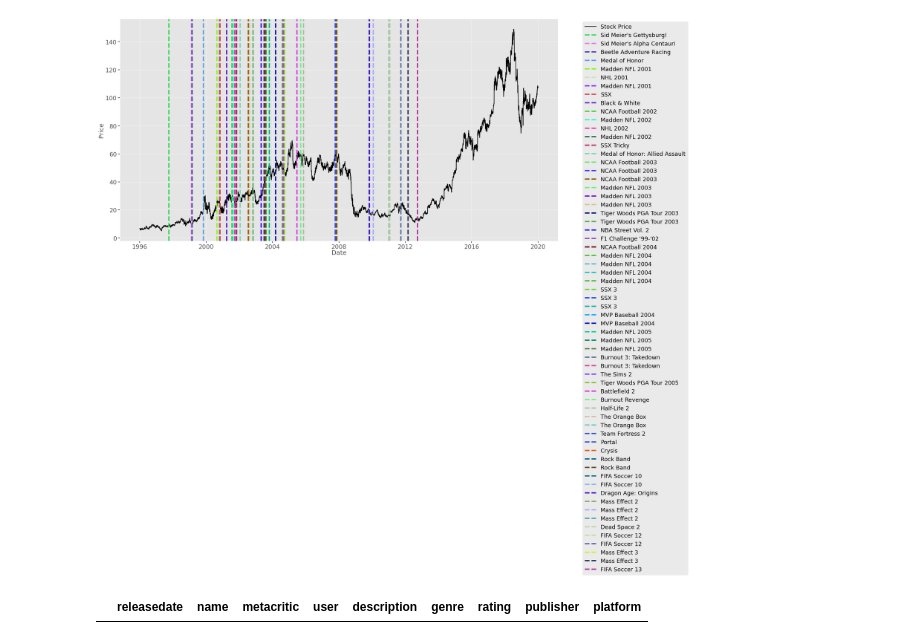
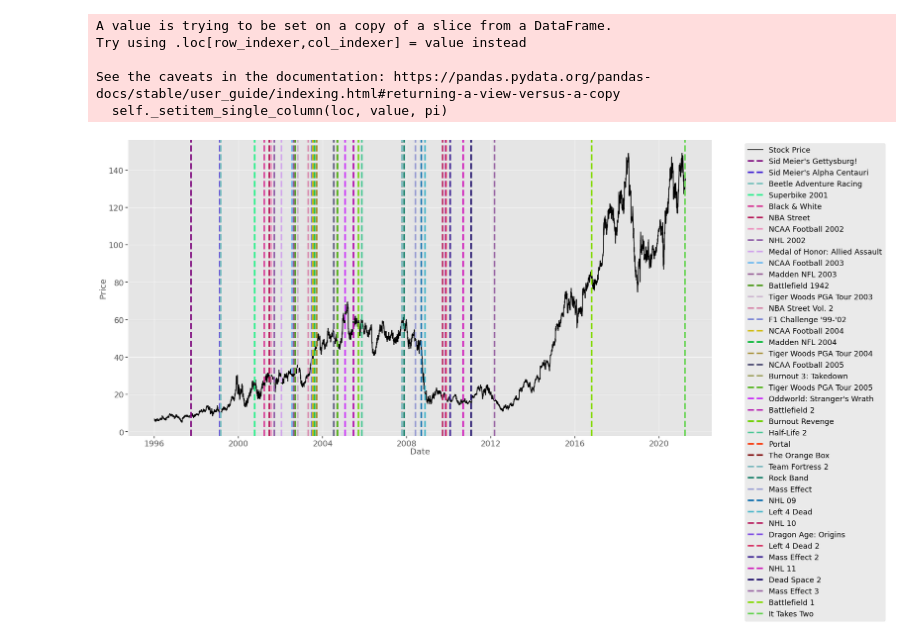
Before and after one commit to FabianKnebel/gamestonk, a Jupyter notebook: Plot_Maske.ipynb, the cells around one changed output. Drawn from its saved outputs; the diff is of its cells as text; code cells hidden in the pictures.

Commit message:
filter df + companies

```diff
--- a/Plot_Maske.ipynb
+++ b/Plot_Maske.ipynb
@@ -22,20 +22,13 @@ params = {'xtick.labelsize': 19,
           'axes.labelsize': 'x-large'}
 plt.rcParams.update(params)
 # %%
-def plot_data(ticker, publisher, start, end, thresh, figsize):
+def plot_data(ticker, start, end, thresh, figsize):
 
     # User pandas_reader.data.DataReader to load the desired data. As simple as that.
     panel_data = data.DataReader(ticker, 'yahoo', start, end)
 
-    # build a df filtered for publisher
-    columns = ["releasedate", "name", "metacritic", "user", "description", "genre", "rating", "publisher", "platform"]
-    publisher_df = pd.DataFrame(None, columns=columns)
-    for index, row in df.iterrows():
-        if any(_x in row["publisher"] for _x in publisher):
-            publisher_df = publisher_df.append(row, ignore_index=True)
-
     # get games above threshold
-    good_games = publisher_df[(publisher_df.metacritic >= thresh)][['releasedate', 'name']]
+    good_games = df[(df.metacritic >= thresh)][['releasedate', 'name']]
     good_games.reset_index(inplace=True)
 
     # define colors
@@ -62,19 +55,23 @@ def plot_data(ticker, publisher, start, end, thresh, figsize):
     ax.tick_params(direction='out', length=4, width=2, which='minor')
     plt.show()
 # %%
-df = read_metacritic_csv_data("metacritic_game_data.csv")
+# df = read_csv_data("metacritic_game_data.csv")
+publisher = ['Electronic Arts', 'EA Games', 'EA Sports']
+platform = None  # ["pc", "nintendo-64", "playstation", "dreamcast", "playstation-2", "xbox", "game-boy-advance", "gamecube", "ds", "psp", "xbox-360", "playstation-3", "wii", "3ds", "playstation-vita", "wii-u", "playstation-4", "xbox-one", "switch", "stadia", playstation-5", "xbox-series-x"]
+df = filter_df(publisher=publisher, platform=platform)
+# %% [output]
+A value is trying to be set on a copy of a slice from a DataFrame.
+Try using .loc[row_indexer,col_indexer] = value instead
+
+See the caveats in the documentation: https://pandas.pydata.org/pandas-docs/stable/user_guide/indexing.html#returning-a-view-versus-a-copy
+  self._setitem_single_column(loc, value, pi)
 # %%
 params = {'start':'1996-01-01',
-         'end':'2019-12-31',
-         'publisher':['Electronic Arts', 'EA Games', 'EA Sports'],
+         'end':'2021-03-31',
           'ticker':'EA',
-         'thresh':90,
+         'thresh':88,
          'figsize':(25,13)}
 
 plot_data(**params)
 # %% [output]
-[figure, old version]
+[figure, new version]
-# %%
-get_all_games_df_of_one_publisher("2K Games")
-# %% [output]
-|  | releasedate | name | metacritic | user | description | genre | rating | publisher | platform |
```
Also changed, not shown: parts of 1 cell of this notebook, 2 other files.
